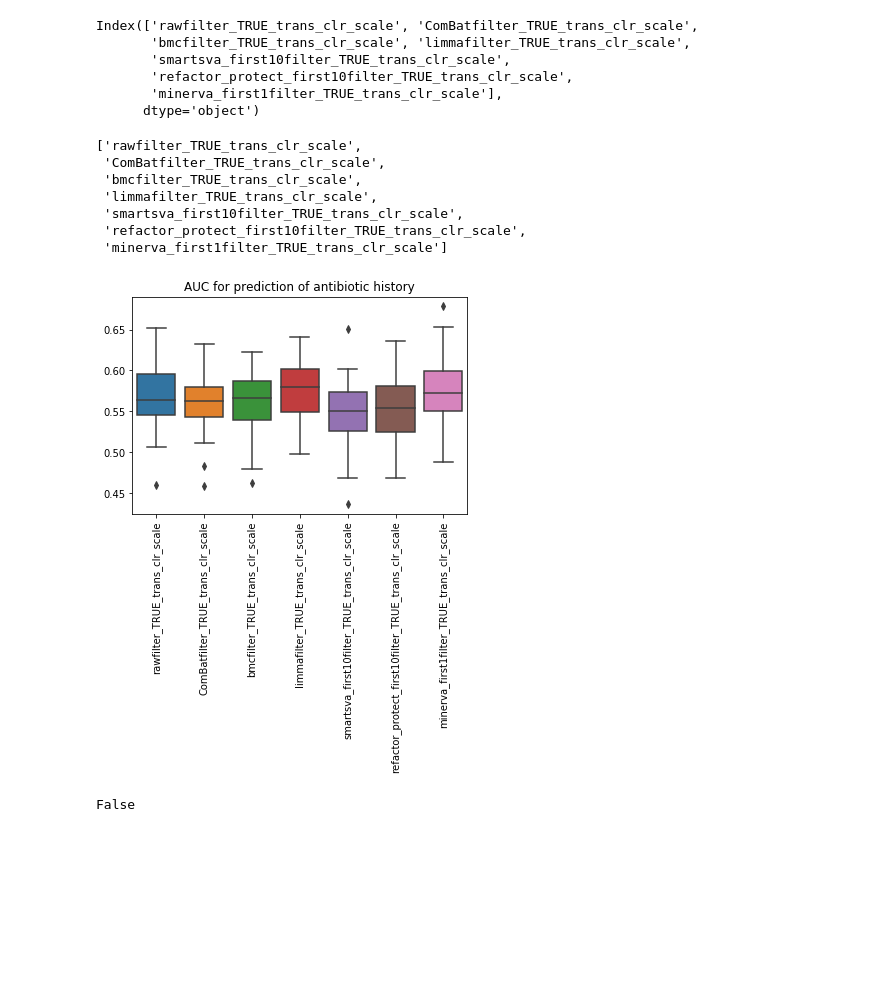
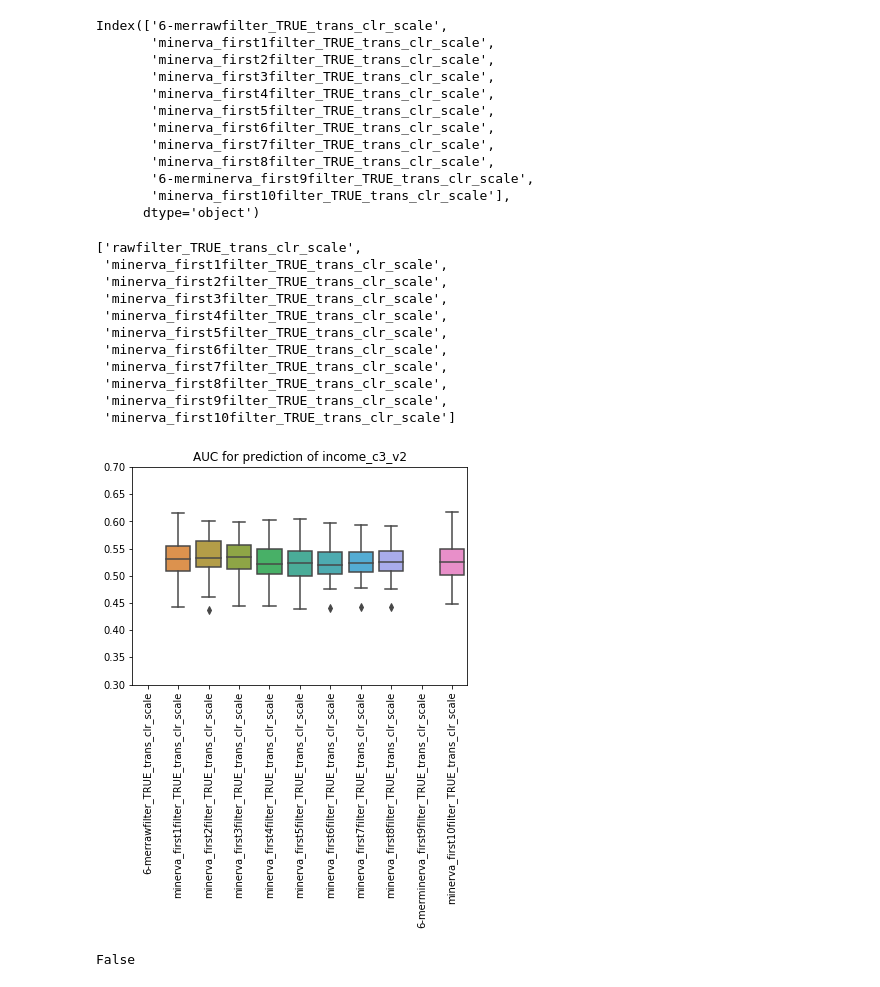
Before and after one commit to LeahBriscoe/microbatch_vc, a Jupyter notebook: Classifier/plotting_prediction_results_CI_permethod.ipynb, the cells around one changed output. Drawn from its saved outputs; the diff is of its cells as text; code cells hidden in the pictures; blank space fills up the shorter version.

```diff
--- a/Classifier/plotting_prediction_results_CI_permethod.ipynb
+++ b/Classifier/plotting_prediction_results_CI_permethod.ipynb
@@ -27,14 +27,17 @@ plot_folder = '/Users/leahbriscoe/Documents/MicroBatch/microbatch_vc/plots/'
 select_columns_bool = False
 select_labels = ["raw","MINERVA","Refactor","SmartSVA"]
 
-phen = "antibiotic"
+lin_model = "L1"
+phen = "income_c3_v2"#"bmi_corrected"
 phen_type = "class"
 not_rotate = False
 data_type = "kmer"
 trans = "clr_scale"
-numPc =  [0,0,0,0,10,10,1] # [0,1,2,3,4,5,6,7,8,9,10,20,30,40,50,100,120,140]
+numPc =  [0,1,2,3,4,5,6,7,8,9,10]#,20,30,40,50,100,120,140] #[0,0,0,0,10,10,1] # [0
 folder_names = ['Hispanic_k6' for i in range(len(numPc))]
-file_names = ['rawfilter_TRUE','ComBatfilter_TRUE','bmcfilter_TRUE','limmafilter_TRUE', 'smartsva_first10filter_TRUE','refactor_protect_first10filter_TRUE','minerva_first1filter_TRUE']   #['smartsva_first10' + str(numPc[i]) + 'filter_TRUE' for i in range(len(numPc))]
+file_names = ['rawfilter_TRUE']+['minerva_first' + str(numPc[i]) + 'filter_TRUE' for i in range(1,len(numPc))]
+#
+#file_names = ['rawfilter_TRUE','ComBatfilter_TRUE','bmcfilter_TRUE','limmafilter_TRUE', 'smartsva_first10filter_TRUE','refactor_protect_first10filter_TRUE','minerva_first1filter_TRUE']   #['smartsva_first10' + str(numPc[i]) + 'filter_TRUE' for i in range(len(numPc))]
 #file_names = ['rawfilter_TRUE']+ ['smartsva_first' + str(numPc[i]) + 'filter_TRUE' for i in range(1,len(numPc))]
 #file_names = ['rawfilter_TRUE']+ ['refactor_first' + str(numPc[i]) + 'filter_TRUE' for i in range(1,len(numPc))]
 
@@ -59,14 +62,14 @@ if phen_type == "cont":
     classifier = 'Regression'# "Random Forest"##"Random Forest"#'Regression'#"Random Forest"
 
     title = 'Pearson correlation of predicted body mass index (BMI)'# 'AUC for prediction of antibiotic history'#'AUC for prediction of antibiotic history'#'Pearson correlation of predicted body mass index (BMI)'#'AUC for prediction of antibiotic history'#' #AUC for prediction of antibiotic history' #
-    special_name = "BMI prediction" #"Antibiotic history class prediction"#"Antibiotic history class prediction"#"BMI prediction" #"Antibiotic history class prediction"#"BMI prediction"# "Antibody prediction"#
+    special_name = phen #"Antibiotic history class prediction"#"Antibiotic history class prediction"#"BMI prediction" #"Antibiotic history class prediction"#"BMI prediction"# "Antibody prediction"#
 else:
     metric_word =  'auc_all'#'pearson' # 'auc_all'#''auc_all' # 'pearson' #
     classifier_name = 'bin_antibiotic_last_year'### #'bin_omnivore_diet'#'' 'bin_antibiotic_last_year'# #'Naive Bayes' #'
-    classifier = "Random Forest"##"Random Forest"#'Regression'#"Random Forest"
+    classifier = "Naive Bayes"#"Random Forest"##'Regression'#"Random Forest"
 
-    title = 'AUC for prediction of antibiotic history'#'AUC for prediction of antibiotic history'#'Pearson correlation of predicted body mass index (BMI)'#'AUC for prediction of antibiotic history'#' #AUC for prediction of antibiotic history' #
-    special_name = "Antibiotic history class prediction" #"Antibiotic history class prediction"#"BMI prediction" #"Antibiotic history class prediction"#"BMI prediction"# "Antibody prediction"#
+    title = 'AUC for prediction of ' + phen #'AUC for prediction of antibiotic history'#'Pearson correlation of predicted body mass index (BMI)'#'AUC for prediction of antibiotic history'#' #AUC for prediction of antibiotic history' #
+    special_name = phen #"Antibiotic history class prediction"#"BMI prediction" #"Antibiotic history class prediction"#"BMI prediction"# "Antibody prediction"#
 # %%
 folder_names
 # %% [output]
@@ -94,7 +91,7 @@ file_names
 for f in range(len(file_names)):
 
     if metric_word == 'pearson':
-        filename_temp = data_folder + folder_names[f] +"/cont_pred/"+ data_type + "_BatchCorrected_" + phen + "_"+ file_names[f] + "_pearson_and_mse.pkl"
+        filename_temp = data_folder + folder_names[f] +"/cont_pred/"+ data_type + "_BatchCorrected_" + phen + "_"+ file_names[f] + "_lin_model_" + lin_model + "_pearson_and_mse.pkl"
 
     else:
         filename_temp = data_folder + folder_names[f] +"/class_pred/"+ data_type + "_BatchCorrected_"+ phen + "_" + file_names[f] + "_classification_auc.pkl"
@@ -145,22 +147,32 @@ df_metric.columns
 #df_metric.sort_values('OTUraw')
 #In this example, there are NO
 # %% [output]
-Index(['rawfilter_TRUE_trans_clr_scale', 'ComBatfilter_TRUE_trans_clr_scale',
-       'bmcfilter_TRUE_trans_clr_scale', 'limmafilter_TRUE_trans_clr_scale',
-       'smartsva_first10filter_TRUE_trans_clr_scale',
-       'refactor_protect_first10filter_TRUE_trans_clr_scale',
-       'minerva_first1filter_TRUE_trans_clr_scale'],
+Index(['6-merrawfilter_TRUE_trans_clr_scale',
+       'minerva_first1filter_TRUE_trans_clr_scale',
+       'minerva_first2filter_TRUE_trans_clr_scale',
+       'minerva_first3filter_TRUE_trans_clr_scale',
+       'minerva_first4filter_TRUE_trans_clr_scale',
+       'minerva_first5filter_TRUE_trans_clr_scale',
+       'minerva_first6filter_TRUE_trans_clr_scale',
+       'minerva_first7filter_TRUE_trans_clr_scale',
+       'minerva_first8filter_TRUE_trans_clr_scale',
+       '6-merminerva_first9filter_TRUE_trans_clr_scale',
+       'minerva_first10filter_TRUE_trans_clr_scale'],
       dtype='object')
 # %%
 file_names
 # %% [output]
 ['rawfilter_TRUE_trans_clr_scale',
- 'ComBatfilter_TRUE_trans_clr_scale',
- 'bmcfilter_TRUE_trans_clr_scale',
- 'limmafilter_TRUE_trans_clr_scale',
- 'smartsva_first10filter_TRUE_trans_clr_scale',
- 'refactor_protect_first10filter_TRUE_trans_clr_scale',
- 'minerva_first1filter_TRUE_trans_clr_scale']
+ 'minerva_first1filter_TRUE_trans_clr_scale',
+ 'minerva_first2filter_TRUE_trans_clr_scale',
+ 'minerva_first3filter_TRUE_trans_clr_scale',
+ 'minerva_first4filter_TRUE_trans_clr_scale',
+ 'minerva_first5filter_TRUE_trans_clr_scale',
+ 'minerva_first6filter_TRUE_trans_clr_scale',
+ 'minerva_first7filter_TRUE_trans_clr_scale',
+ 'minerva_first8filter_TRUE_trans_clr_scale',
+ 'minerva_first9filter_TRUE_trans_clr_scale',
+ 'minerva_first10filter_TRUE_trans_clr_scale']
 # %%
 select_columns = df_metric.columns #[ i + 'clr_pca_regress_out_no_scale_first10' for i in nice_names ]
 #select_labels = ["raw","ComBat","BMC","limma","SmartSVA","Refactor","MINERVA"]
@@ -213,36 +225,38 @@ plot_color = palette.as_hex()
 #                                  'KMERraw','KMERbmc','KMERComBat','KMERlimma',
 #                   "KMERsmartsva_first10","KMERrefactor_first10",
 #                  "KMERno_scale_clr"] #clr_pca_regress_out_no_scale_first10
 
 # ['OTUraw','OTUbmc','OTUComBat','OTUlimma',
 #                                  'OTUclr_pca_regress_out_no_scale',"KMERnorm","KMERno_scale_clr"]
 
 # select_labels = ['OTU raw','OTU BMC','OTU ComBat','OTU limma',
 #                                      "K-mer raw","K-mer BMC", "K-mer ComBat",
 #                 "K-mer limma","K-mer smartsva","K-mer refactor","K-mer MINERVA"]
 #['OTU raw','OTU BMC','OTU ComBat','OTU limma',"OTU MINERVA","K-mer raw", "K-mer MINERVA"]
 
 
 # ['OTU raw','OTU BMC','OTU ComBat','OTU limma',
 #                                      "K-mer raw","K-mer ComBat","K-mer smartsva*",
 #                                     "K-mer MINERVA"]
 if select_columns_bool:
     g=sns.boxplot( data = df_metric[select_columns],palette=plot_color)
     #plot_color[0:4] + [plot_color[7]] + [plot_color[4]] + [plot_color[7]
     if not_rotate:
         g.set_xticklabels(labels = select_labels) #df_metric.columns
     else:
         g.set_xticklabels(rotation=90,labels = select_labels) #df_metric.columns
 else:
     g=sns.boxplot( data = df_metric)
     g.set_xticklabels(rotation=90,labels = df_metric.columns)
 if metric_word == "pearson":
     g.set(ylim=(-0.2, 1))
+else:
+    g.set(ylim=(0.3, 0.7))
 g.set_title(title)
-plt.savefig(plot_folder + data_type + "_" + str(numPc) + "_" + trans + '_boxplots_' + classifier + '_' + metric_word + "_" + special_name + '.pdf',bbox_inches='tight')
-plt.savefig(plot_folder + data_type + "_" + str(numPc) + "_" + trans +  '_boxplots_' + classifier + '_' + metric_word + "_" + special_name + '.png',bbox_inches='tight')
+plt.savefig(plot_folder + data_type + "_" + trans + '_boxplots_' + classifier + '_' + metric_word + "_" + special_name + '.pdf',bbox_inches='tight')
+plt.savefig(plot_folder + data_type + "_" + trans +  '_boxplots_' + classifier + '_' + metric_word + "_" + special_name + '.png',bbox_inches='tight')
 # %% [output]
-[figure, old version]
+[figure, new version]
 # %%
 select_columns_bool
 # %% [output]
```
Also changed, not shown: parts of 5 cells of this notebook, 10 other files.
